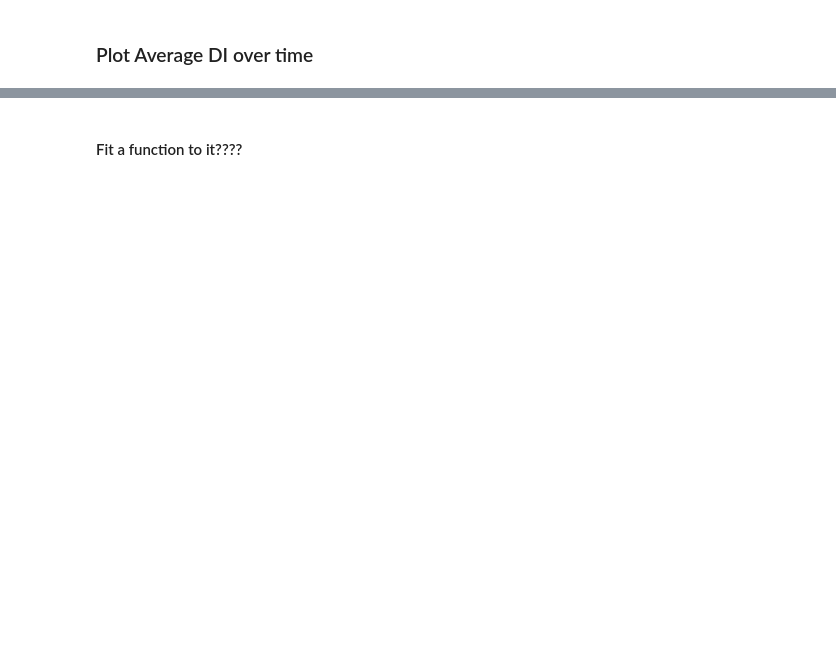
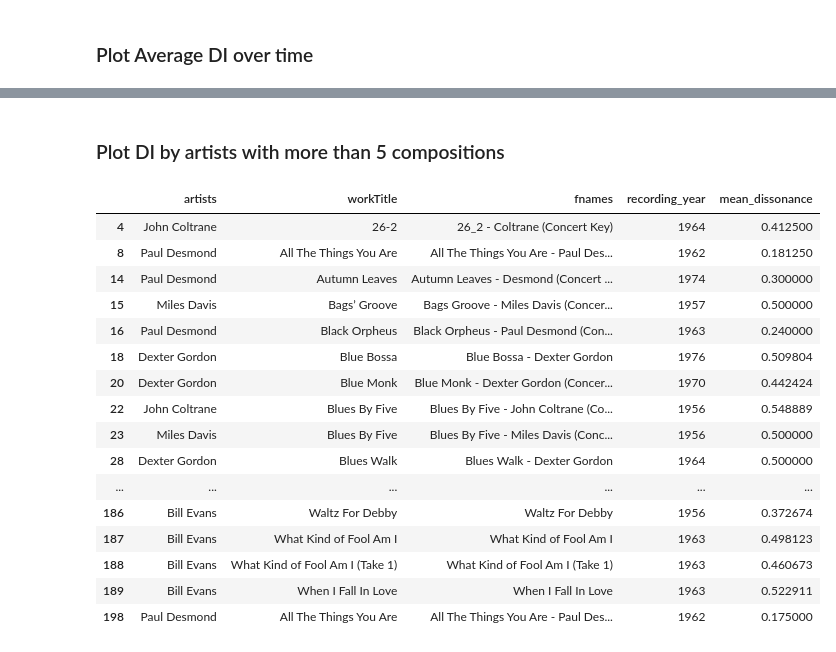
Before and after one commit to 1chenjes1/EPFL_DCML_2025, a Jupyter notebook: JazzTranscriptionsCorpusAnalysis.ipynb, the cells around one changed output, grey strips where cells are left out. Drawn from its saved outputs; the diff is of its cells as text; code cells hidden in the pictures; blank space fills up the shorter version.

```diff
--- a/JazzTranscriptionsCorpusAnalysis.ipynb
+++ b/JazzTranscriptionsCorpusAnalysis.ipynb
@@ -129,2 +175,23 @@ plt.scatter(x,y)
-# %% [markdown]
-#### Fit a function to it????
+# %% [markdown]
+### Plot DI by artists with more than 5 compositions
+# %%
+artist_grouped = groupby_artist(dfs_bytime, length=5)
+artist_grouped
+# %% [output]
+|  | artists | workTitle | fnames | recording_year | mean_dissonance |
+| 4 | John Coltrane | 26-2 | 26_2 - Coltrane (Concert Key) | 1964 | 0.412500 |
+| 8 | Paul Desmond | All The Things You Are | All The Things You Are - Paul Des... | 1962 | 0.181250 |
+| 14 | Paul Desmond | Autumn Leaves | Autumn Leaves - Desmond (Concert ... | 1974 | 0.300000 |
+| 15 | Miles Davis | Bags’ Groove | Bags Groove - Miles Davis (Concer... | 1957 | 0.500000 |
+| 16 | Paul Desmond | Black Orpheus | Black Orpheus - Paul Desmond (Con... | 1963 | 0.240000 |
+| 18 | Dexter Gordon | Blue Bossa | Blue Bossa - Dexter Gordon | 1976 | 0.509804 |
+| 20 | Dexter Gordon | Blue Monk | Blue Monk - Dexter Gordon (Concer... | 1970 | 0.442424 |
+| 22 | John Coltrane | Blues By Five | Blues By Five - John Coltrane (Co... | 1956 | 0.548889 |
+| 23 | Miles Davis | Blues By Five | Blues By Five - Miles Davis (Conc... | 1956 | 0.500000 |
+| 28 | Dexter Gordon | Blues Walk | Blues Walk - Dexter Gordon | 1964 | 0.500000 |
+| ... | ... | ... | ... | ... | ... |
+| 186 | Bill Evans | Waltz For Debby | Waltz For Debby | 1956 | 0.372674 |
+| 187 | Bill Evans | What Kind of Fool Am I | What Kind of Fool Am I | 1963 | 0.498123 |
+| 188 | Bill Evans | What Kind of Fool Am I (Take 1) | What Kind of Fool Am I (Take 1) | 1963 | 0.460673 |
+| 189 | Bill Evans | When I Fall In Love | When I Fall In Love | 1963 | 0.522911 |
+| 198 | Paul Desmond | All The Things You Are | All The Things You Are - Paul Des... | 1962 | 0.175000 |
```
Also changed, not shown: parts of 12 cells of this notebook.
